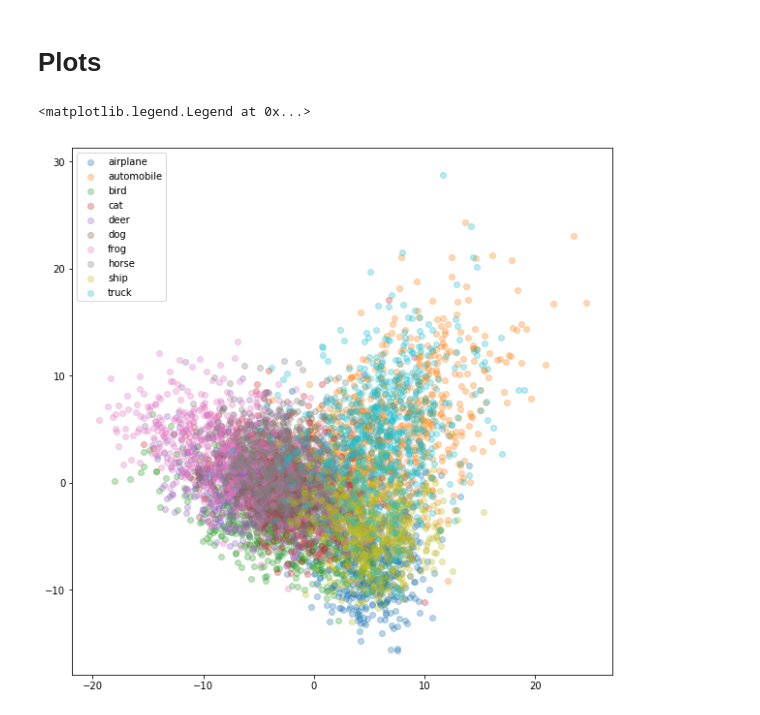
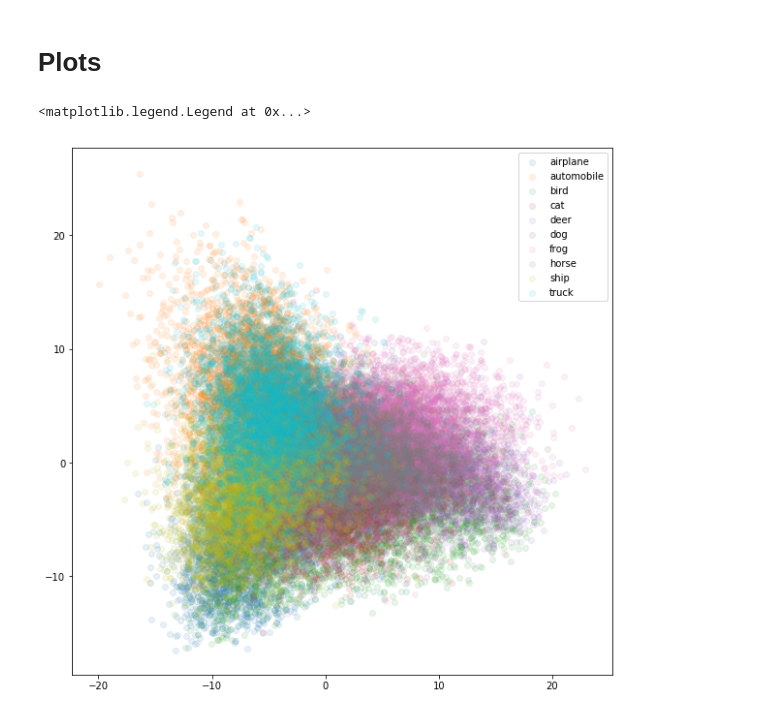
Before and after one commit to rodgzilla/machine_learning_deep_knn, a Jupyter notebook: nbs/CIFAR-10 experiments.ipynb, the cells around one changed output. Saved outputs shown, nothing was run; the diff lists cells and outputs as text; code cells hidden in the pictures.

Commit message:
New version of the experiment notebook with a (probably buggy) implement of the deep knn interpretation.

```diff
--- a/nbs/CIFAR-10 experiments.ipynb
+++ b/nbs/CIFAR-10 experiments.ipynb
@@ -120,11 +141,11 @@ def evaluate(model, device, test_loader, criterion):
 class CNN(nn.Module):
     def __init__(self):
         super(CNN, self).__init__()
-        self.conv1 = nn.Conv2d(3 , 32 , 3, padding = 1)
-        self.conv2 = nn.Conv2d(32, 32 , 3, padding = 1)
-        self.conv3 = nn.Conv2d(32, 64,  3, padding = 1)
-        self.conv4 = nn.Conv2d(64, 64,  3, padding = 1)
-        self.fc1   = nn.Linear(64 * 8 * 8, 128)
+        self.conv1 = nn.Conv2d(3 , 16 , 3, padding = 1)
+        self.conv2 = nn.Conv2d(16, 16 , 3, padding = 1)
+        self.conv3 = nn.Conv2d(16, 32,  3, padding = 1)
+        self.conv4 = nn.Conv2d(32, 32,  3, padding = 1)
+        self.fc1   = nn.Linear(32 * 8 * 8, 128)
         self.fc2   = nn.Linear(128      , 10)
 
     def forward(self, x):
@@ -134,7 +155,7 @@ class CNN(nn.Module):
         out_conv3 = F.dropout(F.relu(self.conv3(out_pool1)), 0.2)
         out_conv4 = F.dropout(F.relu(self.conv4(out_conv3)), 0.2)
         out_pool2 = F.max_pool2d(out_conv4, kernel_size = (2, 2))
-        out_view  = out_pool2.view(-1, 64 * 8 * 8)
+        out_view  = out_pool2.view(-1, 32 * 8 * 8)
         out_fc    = F.dropout(F.relu(self.fc1(out_view)), 0.2)
         out       = self.fc2(out_fc)
 
@@ -144,7 +165,8 @@ class CNN(nn.Module):
 # %%
 criterion = nn.CrossEntropyLoss()
 # %%
-# cnn       = CNN().to(device)
-# optimizer = optim.Adam(cnn.parameters())
-# train(cnn, device, train_loader, optimizer, criterion, 10, len(train_loader) // 5)
-# torch.save(cnn.state_dict(), model_path)
+if do_train:
+    cnn       = CNN().to(device)
+    optimizer = optim.Adam(cnn.parameters())
+    train(cnn, device, train_loader, optimizer, criterion, 15, len(train_loader) // 5)
+    torch.save(cnn.state_dict(), model_path)
@@ -218,3 +280,5 @@ def adv_sample_process(model, epsilon, ex_idx, X, y):
 # %%
-adv_sample_process(cnn, 0.15, 5, X, y)
+ex_id = 5
+X, y = test_dataset[ex_id]
+adv_sample_process(cnn, 0.15, X, y)
 # %% [output]
@@ -238,7 +302,8 @@ conv_features = [[] for _ in range(4)]
 targets       = []
 predictions   = []
 c = 0
-for X, y in tqdm_notebook(train_loader):
+#for X, y in tqdm_notebook(train_loader):
+for X, y in train_loader:
     X                  = X.to(device)
     *out_convs, y_pred = cnn(X)
     for i, out_conv in enumerate(out_convs):
@@ -246,6 +311,6 @@ for X, y in tqdm_notebook(train_loader):
         conv_features[i].append(conv_feat)
     targets.append(y.numpy())
     predictions.append(y_pred.cpu().detach().numpy())
-    if c == 50:
+    if c == -1:
         break
     c += 1
@@ -272,12 +335,12 @@ X_trans = pca.fit_transform(X)
 # %%
 plt.figure(figsize = (10, 10))
 for i, category in enumerate(cifar_cats):
     category_inputs = X_trans[targets == i]
-    plt.scatter(category_inputs[:, 0], category_inputs[:, 1], label = category, alpha = 0.3)
+    plt.scatter(category_inputs[:, 0], category_inputs[:, 1], label = category, alpha = 0.1)
 plt.legend()
 # %% [output]
 <matplotlib.legend.Legend at 0x...>
-[figure, old version]
+[figure, new version]
 # %%
 plt.figure(figsize = (10, 10))
 for i, category in enumerate(cifar_cats):
```
Also changed, not shown: parts of 25 cells of this notebook.
